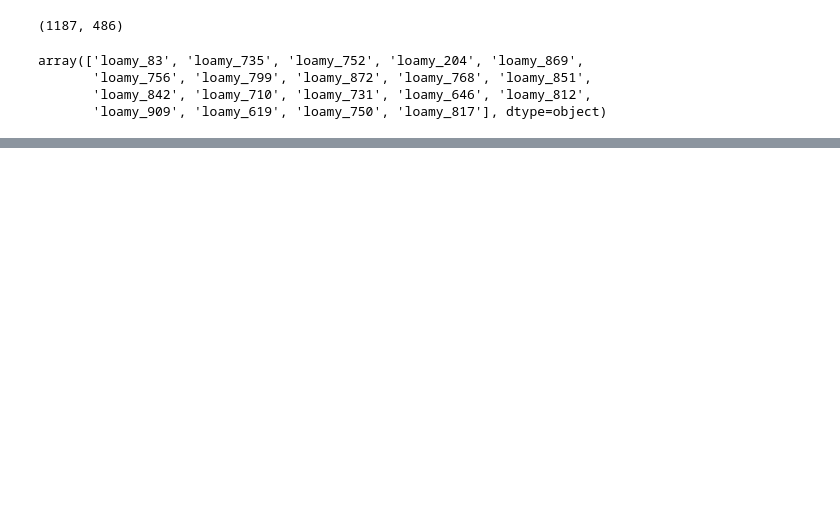
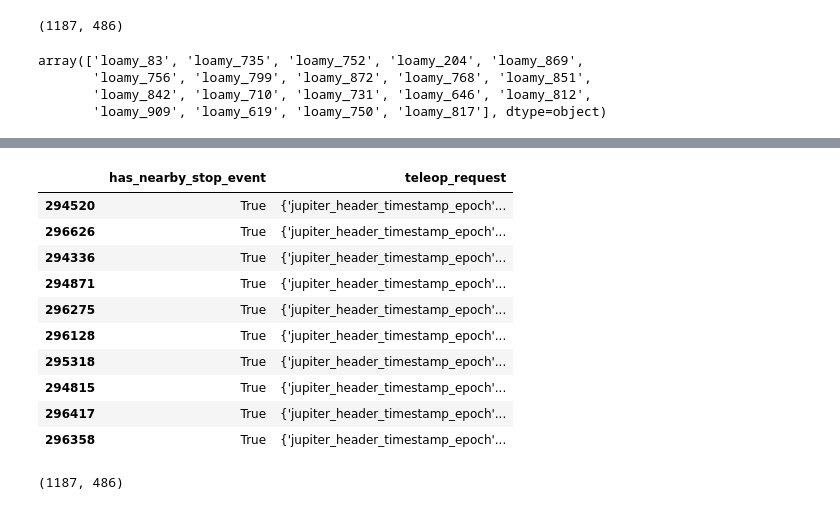
Before and after one commit to liyubrt/notebooks, a Jupyter notebook: check_label.ipynb, the cells around one changed output, grey strips where cells are left out. Saved outputs shown, nothing was run; the diff lists cells and outputs as text; code cells hidden in the pictures; blank space fills up the shorter version.

```diff
--- a/check_label.ipynb
+++ b/check_label.ipynb
@@ -1402,0 +1487,18 @@ array(['loamy_83', 'loamy_735', 'loamy_752', 'loamy_204', 'loamy_869',
+# %%
+df2[['has_nearby_stop_event', 'teleop_request']].sample(10)
+# %% [output]
+|  | has_nearby_stop_event | teleop_request |
+| 294520 | True | {'jupiter_header_timestamp_epoch'... |
+| 296626 | True | {'jupiter_header_timestamp_epoch'... |
+| 294336 | True | {'jupiter_header_timestamp_epoch'... |
+| 294871 | True | {'jupiter_header_timestamp_epoch'... |
+| 296275 | True | {'jupiter_header_timestamp_epoch'... |
+| 296128 | True | {'jupiter_header_timestamp_epoch'... |
+| 295318 | True | {'jupiter_header_timestamp_epoch'... |
+| 294815 | True | {'jupiter_header_timestamp_epoch'... |
+| 296417 | True | {'jupiter_header_timestamp_epoch'... |
+| 296358 | True | {'jupiter_header_timestamp_epoch'... |
+# %%
+df2[df2.has_nearby_stop_event == True].shape
+# %% [output]
+(1187, 486)
```
Also changed, not shown: parts of 15 cells of this notebook, 2 other files.
